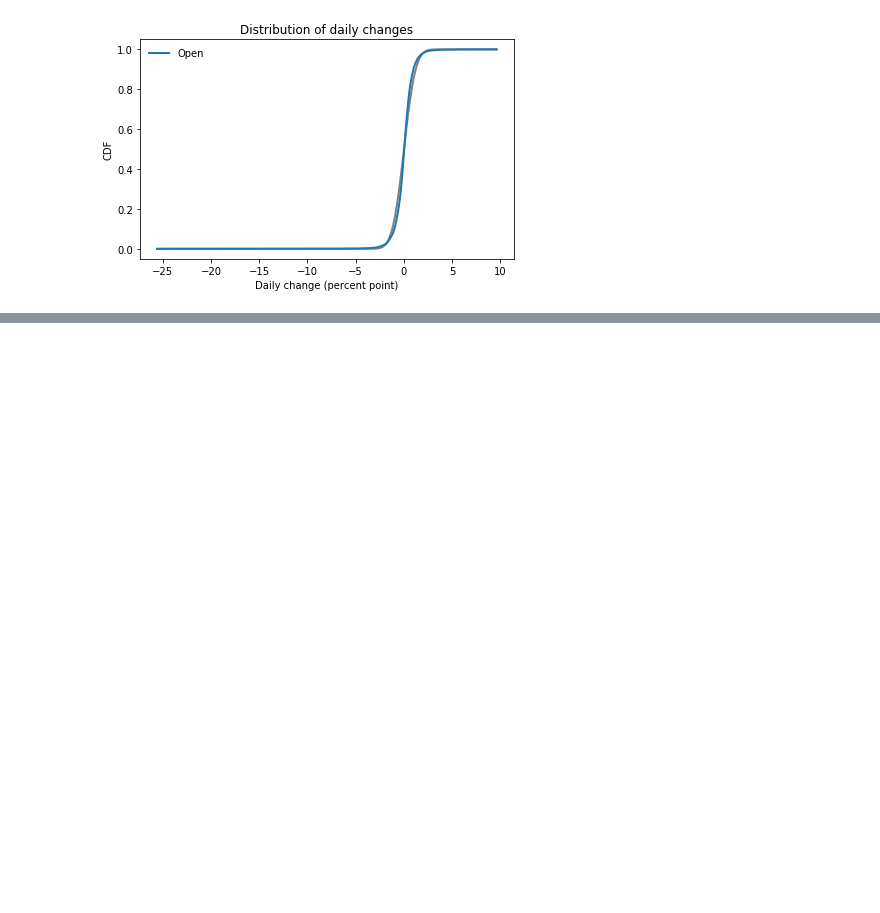
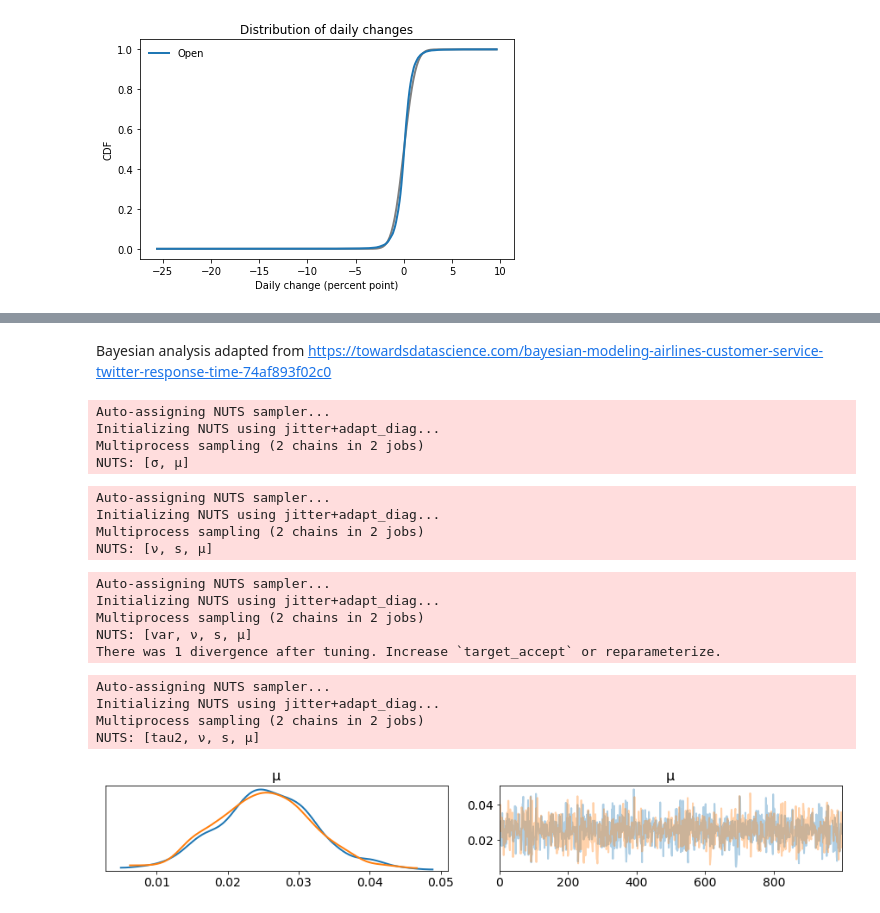
Before and after one commit to AllenDowney/ProbablyOverthinkingIt, a Jupyter notebook: sp500.ipynb, the cells around one changed output, grey strips where cells are left out. Saved outputs shown, nothing was run; the diff lists cells and outputs as text; code cells hidden in the pictures; blank space fills up the shorter version.

Commit message:
Working on student t dist

```diff
--- a/sp500.ipynb
+++ b/sp500.ipynb
@@ -142,0 +184,74 @@ Name: Open, dtype: float64
+# %% [markdown]
+Bayesian analysis adapted from
+https://towardsdatascience.com/bayesian-modeling-airlines-customer-service-twitter-response-time-74af893f02c0
+# %%
+import pymc3 as pm
+
+# Normal model
+with pm.Model() as model_t:
+    μ = pm.Uniform('μ', lower=0, upper=60)
+    σ = pm.HalfNormal('σ', sd=10)
+    y = pm.Normal('y', mu=μ, sd=σ, observed=change)
+    trace_t = pm.sample(2000, tune=2000)
+# %% [output]
+Auto-assigning NUTS sampler...
+Initializing NUTS using jitter+adapt_diag...
+Multiprocess sampling (2 chains in 2 jobs)
+NUTS: [σ, μ]
+# %%
+import pymc3 as pm
+
+# Student T model
+with pm.Model() as model_t:
+    μ = pm.Uniform('μ', lower=0, upper=60)
+    s = pm.HalfNormal('s', sd=10)
+    ν = pm.Exponential('ν', 1/1)
+    y = pm.StudentT('y', mu=μ, sd=s, nu=ν, observed=change)
+    trace_t = pm.sample(2000, tune=2000)
+# %% [output]
+Auto-assigning NUTS sampler...
+Initializing NUTS using jitter+adapt_diag...
+Multiprocess sampling (2 chains in 2 jobs)
+NUTS: [ν, s, μ]
+# %%
+import pymc3 as pm
+
+# Mixture of Gaussian model (equivalent to Student T?)
+with pm.Model() as model_t:
+    μ = pm.Uniform('μ', lower=0, upper=60)
+    s = pm.HalfNormal('s', sd=10)
+    ν = pm.Exponential('ν', 1/1)
+
+    var = pm.InverseGamma('var', alpha = ν / 2, beta = ν * s**2 / 2)
+    y = pm.Normal('y', mu=μ, sd=np.sqrt(var), observed=change)
+    trace_t = pm.sample(2000, tune=2000)
+# %% [output]
+Auto-assigning NUTS sampler...
+Initializing NUTS using jitter+adapt_diag...
+Multiprocess sampling (2 chains in 2 jobs)
+NUTS: [var, ν, s, μ]
+There was 1 divergence after tuning. Increase `target_accept` or reparameterize.
+# %%
+import pymc3 as pm
+import theano.tensor as tt
+
+# Mixture of Gaussian model (equivalent to Student T?)
+with pm.Model() as model_t:
+    μ = pm.Uniform('μ', lower=0, upper=60)
+    s = pm.HalfNormal('s', sd=10)
+    ν = pm.Exponential('ν', 1/1)
+
+    tau2 = pm.Gamma('tau2', alpha = ν / 2, beta = ν * s**2 / 2)
+    y = pm.Normal('y', mu=μ, tau=tt.sqrt(tau2), observed=change)
+    trace_t = pm.sample(2000, tune=2000)
+# %% [output]
+Auto-assigning NUTS sampler...
+Initializing NUTS using jitter+adapt_diag...
+Multiprocess sampling (2 chains in 2 jobs)
+NUTS: [tau2, ν, s, μ]
+# %%
+import arviz as az
+
+az.plot_trace(trace_t[:1000], var_names = ['μ']);
+# %% [output]
+[figure, added]
```
Also changed, not shown: parts of 20 cells of this notebook.
